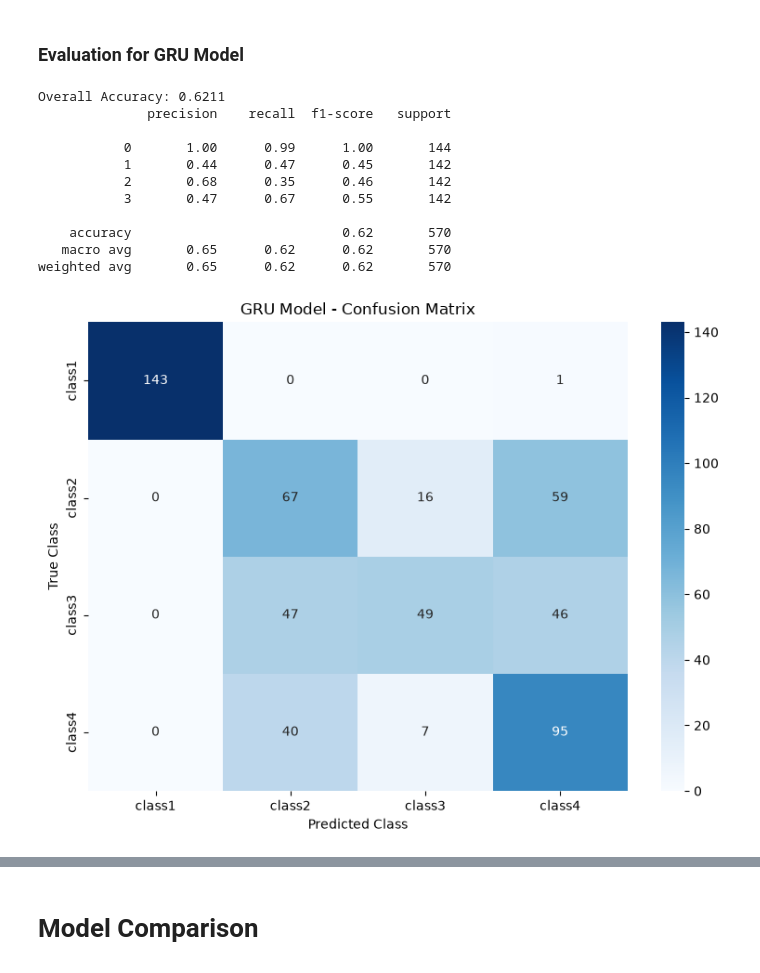
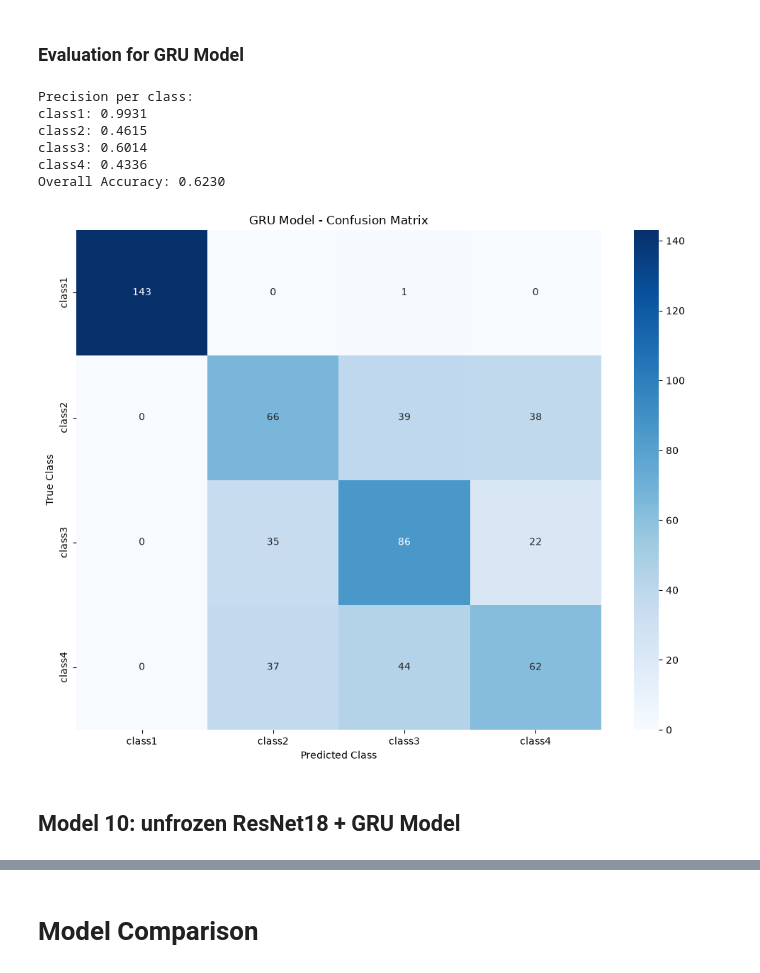
Before and after one commit to mschl7/action_recognition, a Jupyter notebook: main.ipynb, the cells around one changed output, grey strips where cells are left out. Cells and saved outputs as stored; diff of their text form; code cells hidden in the pictures.

```diff
--- a/main.ipynb
+++ b/main.ipynb
@@ -739,13 +902,9 @@ class VideoDataset(Dataset):
 
     def __getitem__(self, idx):
         row = self.df.iloc[idx]
-
         video_folder = os.path.join(self.root_dir, row['frame_dir'] )
-
         video_class = int(row['class_id'])
-
         img_sequence = sorted(os.listdir(video_folder))
-
 
         frames = []
         for img_name in img_sequence:
@@ -758,11 +917,17 @@ class VideoDataset(Dataset):
         return torch.stack(frames), video_class
 
 # define paths
-DATASET_PATH = Path(r"data\video_frames_data")
+DATASET_PATH = Path(r"data/video_frames_data")
 CSV_PATH = DATASET_PATH / "metadata.csv"
 
 # load CSV
 full_df = pd.read_csv(CSV_PATH)
+
+# path problems between mac, windows, linux etc.
+full_df['frame_dir'] = (
+    full_df['frame_dir']
+    .str.replace('\\', '/', regex=False)
+)
 
 # normalize split names
 full_df['split'] = full_df['split'].str.strip().str.lower()
@@ -773,11 +938,16 @@ train_df = full_df[full_df['split'] == 'train'].reset_index(drop=True)
 # load validation data
 val_df = full_df[full_df['split'] == 'val'].reset_index(drop=True)
 
+# load test data
+test_df = full_df[full_df['split'] == 'test'].reset_index(drop=True)
+
 # Dataset and Loader
 train_dataset = VideoDataset(dataframe=train_df, root_dir=DATASET_PATH, transform=transform)
 train_loader_model6 = DataLoader(train_dataset, batch_size=32, shuffle=True)
 val_dataset = VideoDataset(dataframe=val_df, root_dir=DATASET_PATH, transform=transform)
 val_loader_model6 = DataLoader(val_dataset, batch_size=8, shuffle=False)
+test_dataset = VideoDataset(dataframe=test_df, root_dir=DATASET_PATH, transform=transform)
+test_loader_model6 = DataLoader(test_dataset, batch_size=8, shuffle=False)
 # %% [markdown]
 ### Training Loop for GRU Model
 # %%
@@ -928,28 +1131,23 @@ def evaluate_GRU_model(model, loader, device):
 # %%
 device = torch.device("mps" if torch.backends.mps.is_available() else "cuda" if torch.cuda.is_available() else "cpu")
 
 # load model
-# model6 = GRU_model(num_classes=4).to(device)
-
 checkpoint = torch.load("checkpoints/model6_checkpoint.pth",map_location=device)
 
 model6.load_state_dict(checkpoint["model6_state_dict"])
 
 optimizer.load_state_dict(checkpoint["optimizer_model6_state_dict"])
 model6.to(device)
 
 #evaluate
-precisions_model6, acc_model6 = evaluate_GRU_model(model6, val_loader_model6, device)
+precisions_model6, acc_model6 = evaluate_GRU_model(model6, test_loader_model6, device)
 # %% [output]
-Overall Accuracy: 0.6211
-              precision    recall  f1-score   support
-
-           0       1.00      0.99      1.00       144
-           1       0.44      0.47      0.45       142
-           2       0.68      0.35      0.46       142
-           3       0.47      0.67      0.55       142
-
-    accuracy                           0.62       570
-   macro avg       0.65      0.62      0.62       570
-weighted avg       0.65      0.62      0.62       570
+Precision per class:
+class1: 0.9931
+class2: 0.4615
+class3: 0.6014
+class4: 0.4336
+Overall Accuracy: 0.6230
-[figure, old version]
+[figure, new version]
+# %% [markdown]
+## Model 10: unfrozen ResNet18 + GRU Model
```
Also changed, not shown: parts of 27 cells of this notebook, 10 other files.
